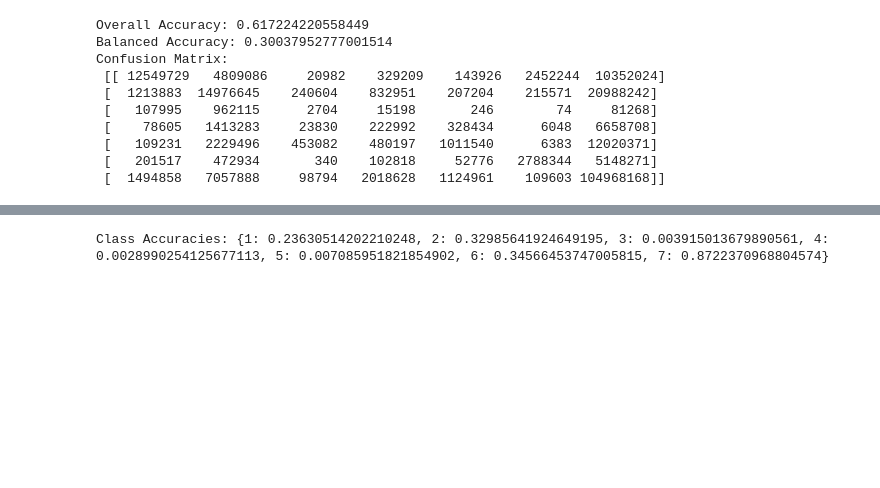
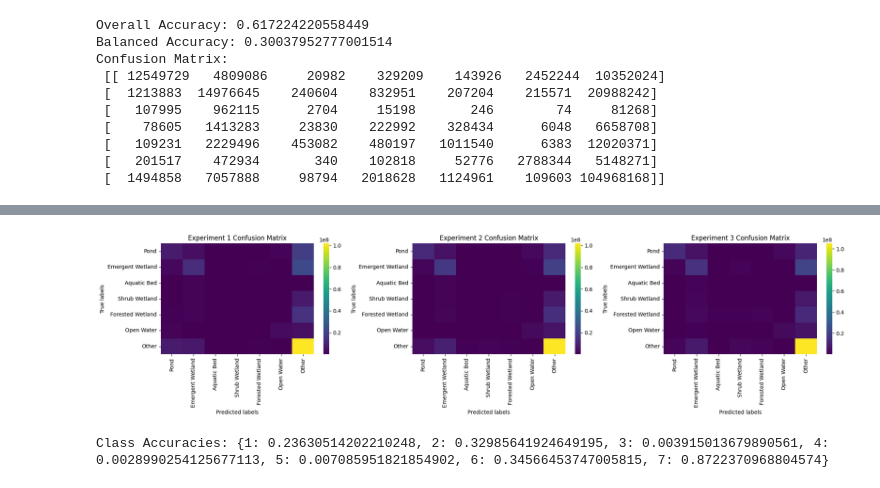
Before and after one commit to MadmanMarble/MadmanMarble, a Jupyter notebook: Untitled48.ipynb, the cells around one changed output, grey strips where cells are left out. Cells and saved outputs as stored; diff of their text form; code cells hidden in the pictures; blank space fills up the shorter version.

```diff
--- a/Untitled48.ipynb
+++ b/Untitled48.ipynb
@@ -310,3 +329,19 @@ Confusion Matrix:
+# %%
+fig, axes = plt.subplots(1, len(confusion_matrices), figsize=(20, 5))
+
+# Plot each confusion matrix
+for i, conf_matrix in enumerate(confusion_matrices):
+    sns.heatmap(conf_matrix, annot=False, fmt='d', cmap='viridis', ax=axes[i], cbar=True,
+                xticklabels=class_names, yticklabels=class_names)
+    axes[i].set_title(f'Experiment {i+1} Confusion Matrix')
+    axes[i].set_xlabel('Predicted labels')
+    axes[i].set_ylabel('True labels')
+
+# Adjust the layout
+plt.tight_layout()
+plt.show()
+# %% [output]
+[figure, added]
 # %%
 def calculate_class_accuracies(y_true, y_pred):
     # Generate the confusion matrix
```
Also changed, not shown: parts of 7 cells of this notebook.
